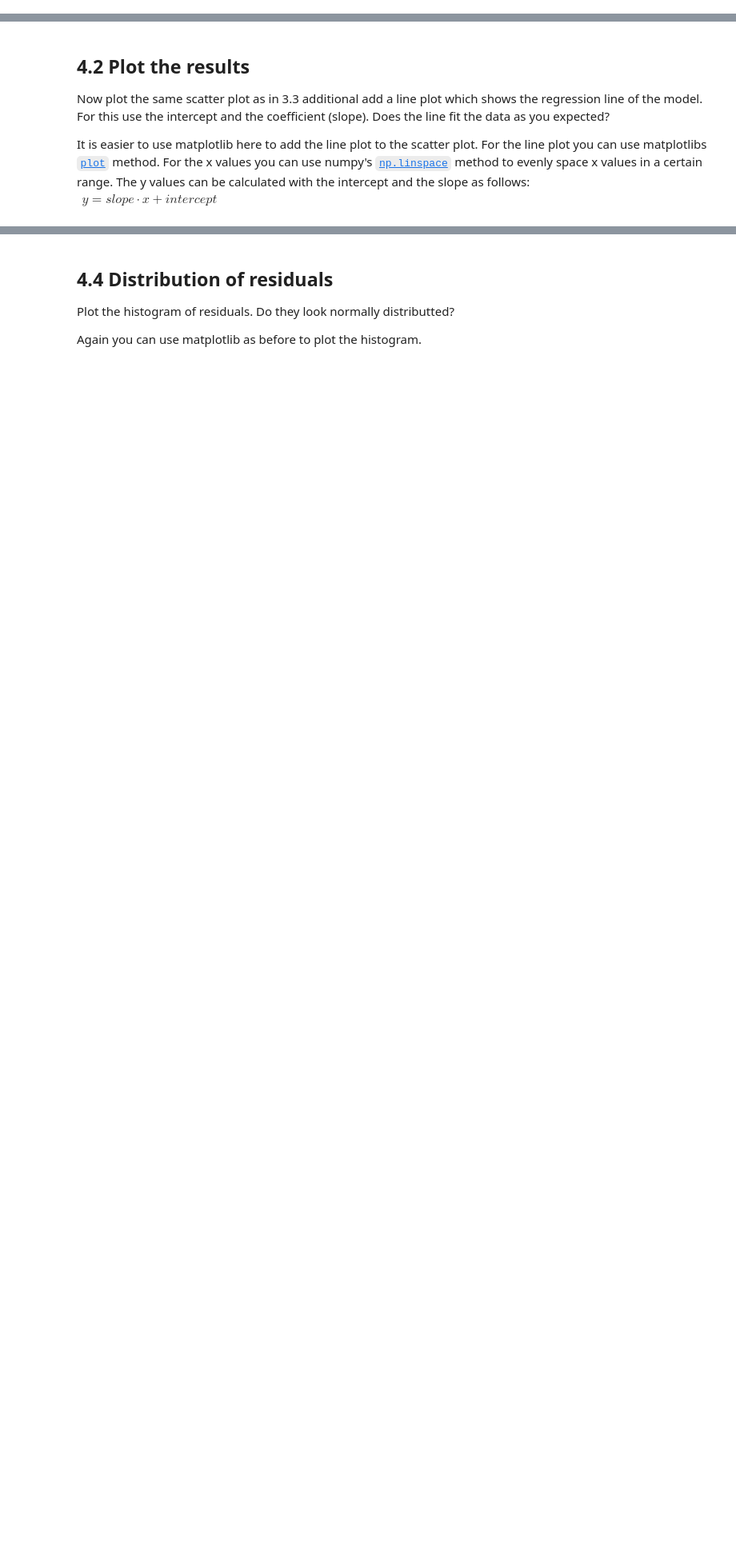
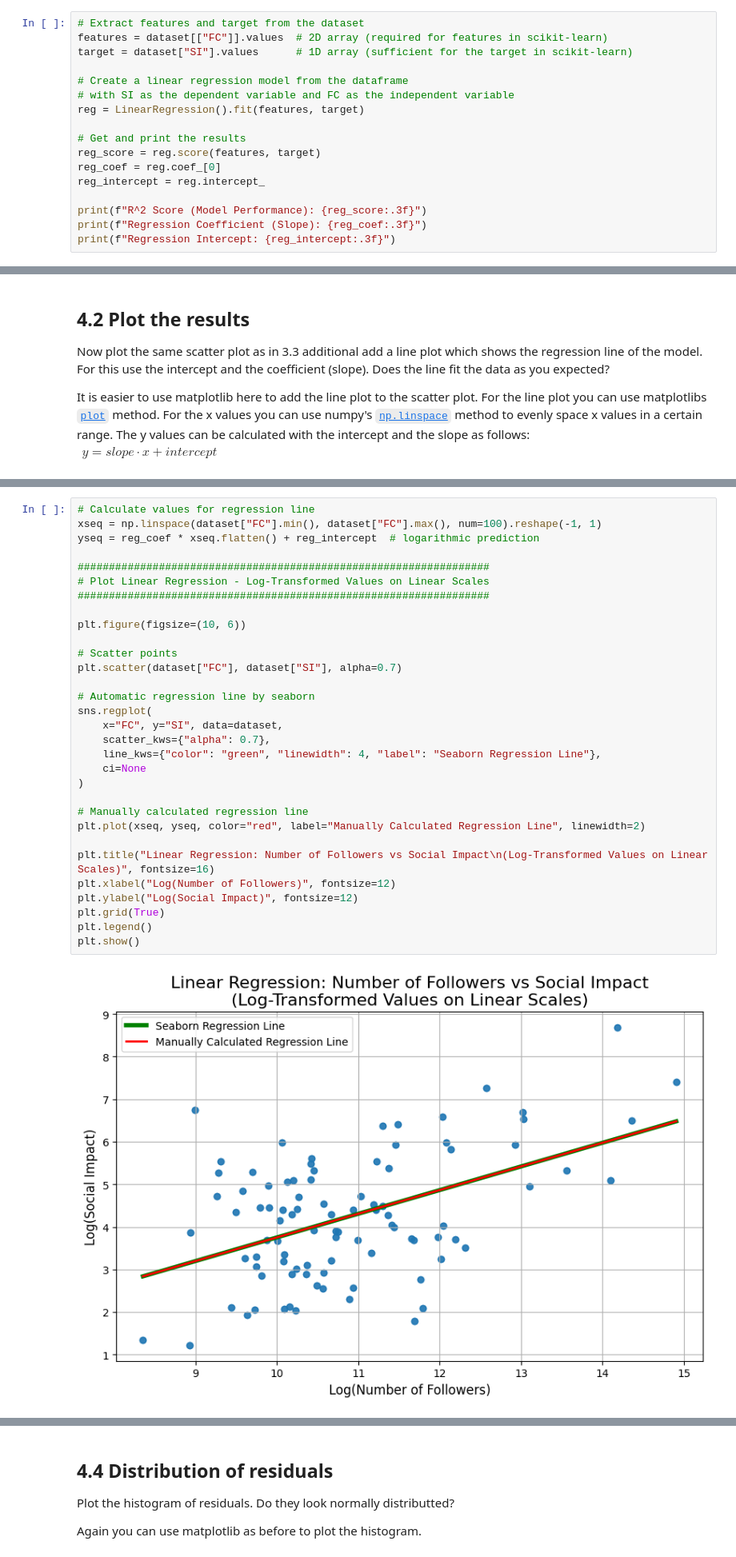
Before and after one commit to BettyInnovates/FoundationsOfCSS2024, a Jupyter notebook: Exercise02/exercise_02.ipynb, the cells around one changed output, grey strips where cells are left out. Shown at 80% size. Cells and saved outputs as stored; diff of their text form; blank space fills up the shorter version.

```diff
--- a/Exercise02/exercise_02.ipynb
+++ b/Exercise02/exercise_02.ipynb
@@ -161,0 +275,17 @@ Print the model intercept and coefficient. For this you can use the models attri
+# %%
+# Extract features and target from the dataset
+features = dataset[["FC"]].values  # 2D array (required for features in scikit-learn)
+target = dataset["SI"].values      # 1D array (sufficient for the target in scikit-learn)
+
+# Create a linear regression model from the dataframe
+# with SI as the dependent variable and FC as the independent variable
+reg = LinearRegression().fit(features, target)
+
+# Get and print the results
+reg_score = reg.score(features, target)
+reg_coef = reg.coef_[0]
+reg_intercept = reg.intercept_
+
+print(f"R^2 Score (Model Performance): {reg_score:.3f}")
+print(f"Regression Coefficient (Slope): {reg_coef:.3f}")
+print(f"Regression Intercept: {reg_intercept:.3f}")
@@ -174,3 +317,36 @@ $
+# %%
+# Calculate values for regression line
+xseq = np.linspace(dataset["FC"].min(), dataset["FC"].max(), num=100).reshape(-1, 1)
+yseq = reg_coef * xseq.flatten() + reg_intercept  # logarithmic prediction
+
+##################################################################
+# Plot Linear Regression - Log-Transformed Values on Linear Scales
+##################################################################
+
+plt.figure(figsize=(10, 6))
+
+# Scatter points
+plt.scatter(dataset["FC"], dataset["SI"], alpha=0.7)
+
+# Automatic regression line by seaborn
+sns.regplot(
+    x="FC", y="SI", data=dataset,
+    scatter_kws={"alpha": 0.7},
+    line_kws={"color": "green", "linewidth": 4, "label": "Seaborn Regression Line"},
+    ci=None
+)
+
+# Manually calculated regression line
+plt.plot(xseq, yseq, color="red", label="Manually Calculated Regression Line", linewidth=2)
+
+plt.title("Linear Regression: Number of Followers vs Social Impact\n(Log-Transformed Values on Linear Scales)", fontsize=16)
+plt.xlabel("Log(Number of Followers)", fontsize=12)
+plt.ylabel("Log(Social Impact)", fontsize=12)
+plt.grid(True)
+plt.legend()
+plt.show()
+# %% [output]
+[figure, added]
 # %% [markdown]
 ## 4.3 Calculate quality of the fit
 Calculate the residuals of the model and save them in a vector. This can be done with following formula:
```
Also changed, not shown: parts of 45 cells of this notebook, 2 other files.
